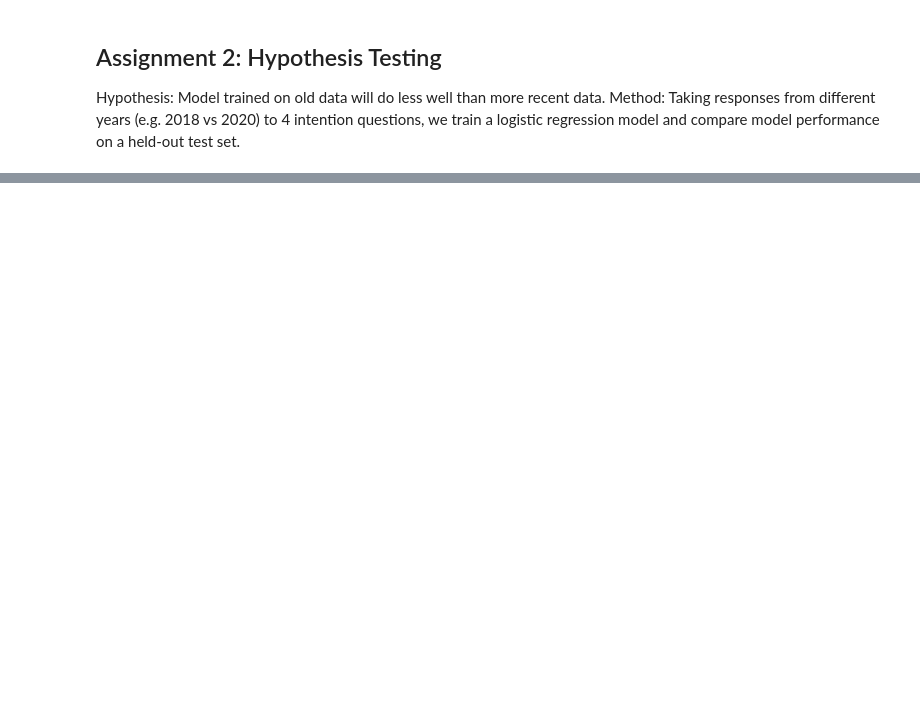
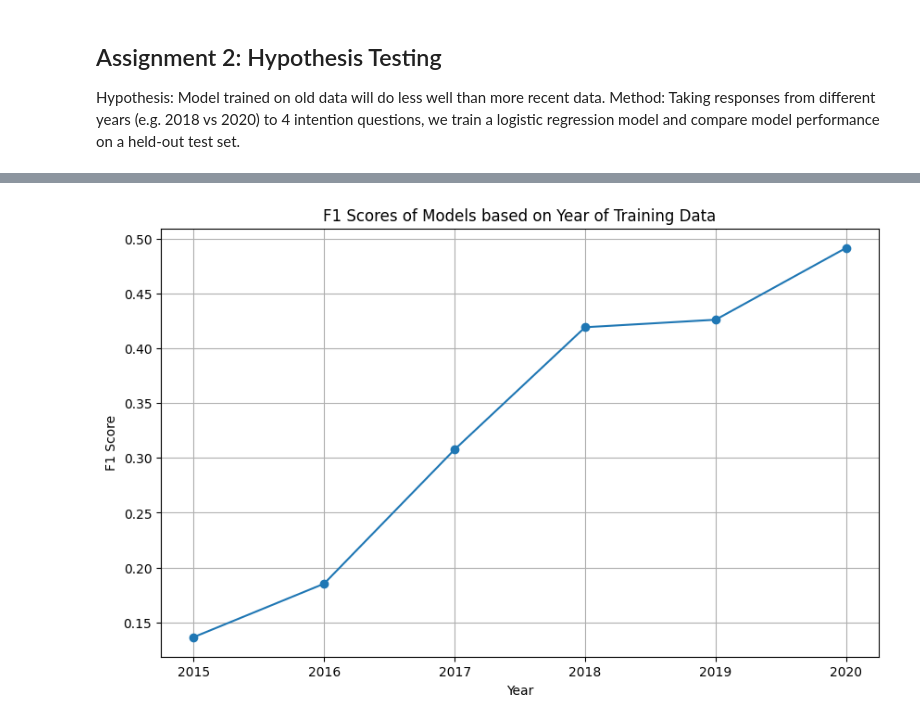
Before and after one commit to jamie-chiu/limits_555a2, a Jupyter notebook: hypothesis_testing_years.ipynb, the cells around one changed output, grey strips where cells are left out. Drawn from its saved outputs; the diff is of its cells as text; code cells hidden in the pictures; blank space fills up the shorter version.

```diff
--- a/hypothesis_testing_years.ipynb
+++ b/hypothesis_testing_years.ipynb
@@ -381,9 +733,10 @@ plt.show()
 # %%
 plt.figure(figsize=(10, 6))
 plt.plot(f1s_x, f1s_y,  marker='o')
 plt.xlabel('Year')
 plt.ylabel('F1 Score')
 plt.title('F1 Scores of Models based on Year of Training Data')
-plt.legend()
 plt.grid(True)
 plt.show()
+# %% [output]
+[figure, added]
```
Also changed, not shown: parts of 26 cells of this notebook, 1 other file.
